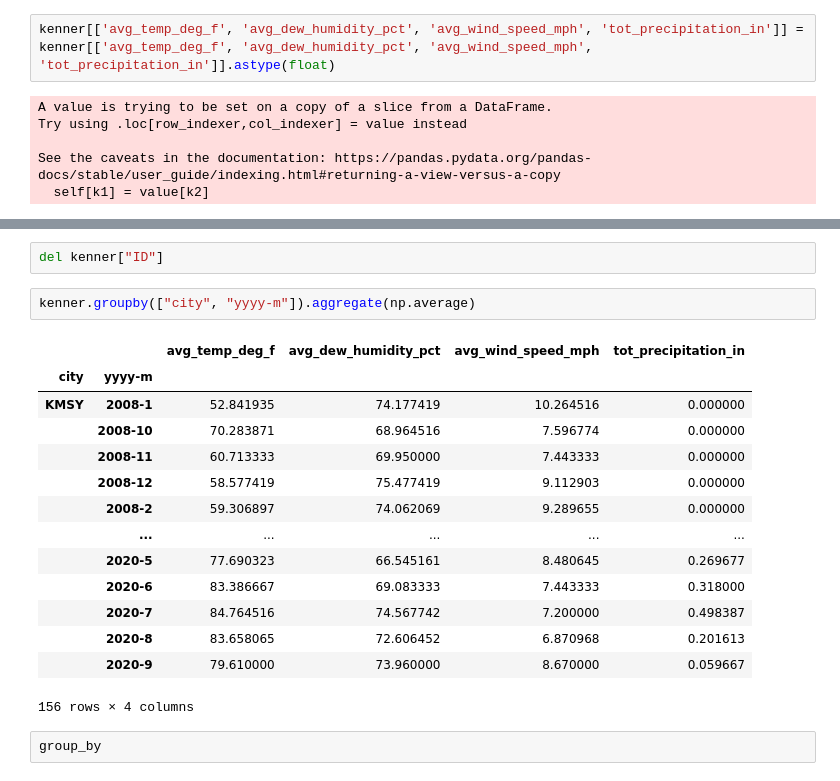
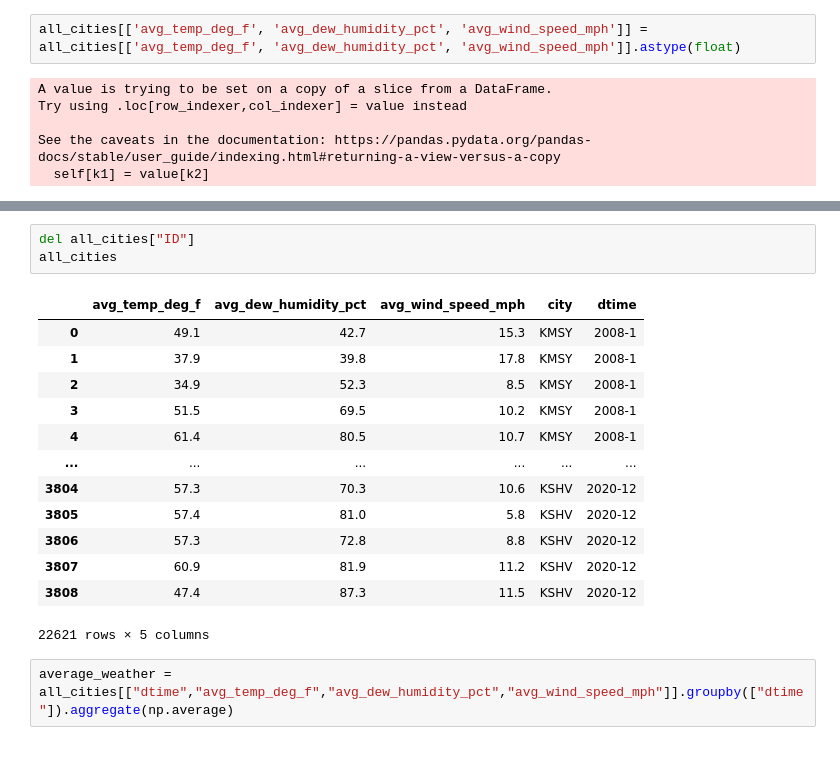
Before and after one commit to dunleavyjason/electricity_usage, a Jupyter notebook: weather.ipynb, the cells around one changed output, grey strips where cells are left out. Drawn from its saved outputs; the diff is of its cells as text.

```diff
--- a/weather.ipynb
+++ b/weather.ipynb
@@ -41,5 +51,5 @@ kenner
 # %%
-kenner[['avg_temp_deg_f', 'avg_dew_humidity_pct', 'avg_wind_speed_mph', 'tot_precipitation_in']] = kenner[['avg_temp_deg_f', 'avg_dew_humidity_pct', 'avg_wind_speed_mph', 'tot_precipitation_in']].astype(float)
+all_cities[['avg_temp_deg_f', 'avg_dew_humidity_pct', 'avg_wind_speed_mph']] = all_cities[['avg_temp_deg_f', 'avg_dew_humidity_pct', 'avg_wind_speed_mph']].astype(float)
 # %% [output]
 A value is trying to be set on a copy of a slice from a DataFrame.
 Try using .loc[row_indexer,col_indexer] = value instead
@@ -57,21 +61,19 @@ See the caveats in the documentation: https://pandas.pydata.org/pandas-docs/stab
 # %%
-del kenner["ID"]
+del all_cities["ID"]
+all_cities
+# %% [output]
+|  | avg_temp_deg_f | avg_dew_humidity_pct | avg_wind_speed_mph | city | dtime |
+| 0 | 49.1 | 42.7 | 15.3 | KMSY | 2008-1 |
+| 1 | 37.9 | 39.8 | 17.8 | KMSY | 2008-1 |
+| 2 | 34.9 | 52.3 | 8.5 | KMSY | 2008-1 |
+| 3 | 51.5 | 69.5 | 10.2 | KMSY | 2008-1 |
+| 4 | 61.4 | 80.5 | 10.7 | KMSY | 2008-1 |
+| ... | ... | ... | ... | ... | ... |
+| 3804 | 57.3 | 70.3 | 10.6 | KSHV | 2020-12 |
+| 3805 | 57.4 | 81.0 | 5.8 | KSHV | 2020-12 |
+| 3806 | 57.3 | 72.8 | 8.8 | KSHV | 2020-12 |
+| 3807 | 60.9 | 81.9 | 11.2 | KSHV | 2020-12 |
+| 3808 | 47.4 | 87.3 | 11.5 | KSHV | 2020-12 |
+22621 rows × 5 columns
-# %%
-kenner.groupby(["city", "yyyy-m"]).aggregate(np.average)
-# %% [output]
-|  |  | avg_temp_deg_f | avg_dew_humidity_pct | avg_wind_speed_mph | tot_precipitation_in |
-| city | yyyy-m |  |  |  |  |
-| KMSY | 2008-1 | 52.841935 | 74.177419 | 10.264516 | 0.000000 |
-|  | 2008-10 | 70.283871 | 68.964516 | 7.596774 | 0.000000 |
-|  | 2008-11 | 60.713333 | 69.950000 | 7.443333 | 0.000000 |
-|  | 2008-12 | 58.577419 | 75.477419 | 9.112903 | 0.000000 |
-|  | 2008-2 | 59.306897 | 74.062069 | 9.289655 | 0.000000 |
-|  | ... | ... | ... | ... | ... |
-|  | 2020-5 | 77.690323 | 66.545161 | 8.480645 | 0.269677 |
-|  | 2020-6 | 83.386667 | 69.083333 | 7.443333 | 0.318000 |
-|  | 2020-7 | 84.764516 | 74.567742 | 7.200000 | 0.498387 |
-|  | 2020-8 | 83.658065 | 72.606452 | 6.870968 | 0.201613 |
-|  | 2020-9 | 79.610000 | 73.960000 | 8.670000 | 0.059667 |
-156 rows × 4 columns
-# %%
-group_by
+# %%
+average_weather = all_cities[["dtime","avg_temp_deg_f","avg_dew_humidity_pct","avg_wind_speed_mph"]].groupby(["dtime"]).aggregate(np.average)
```
Also changed, not shown: parts of 16 cells of this notebook, 12 other files.
